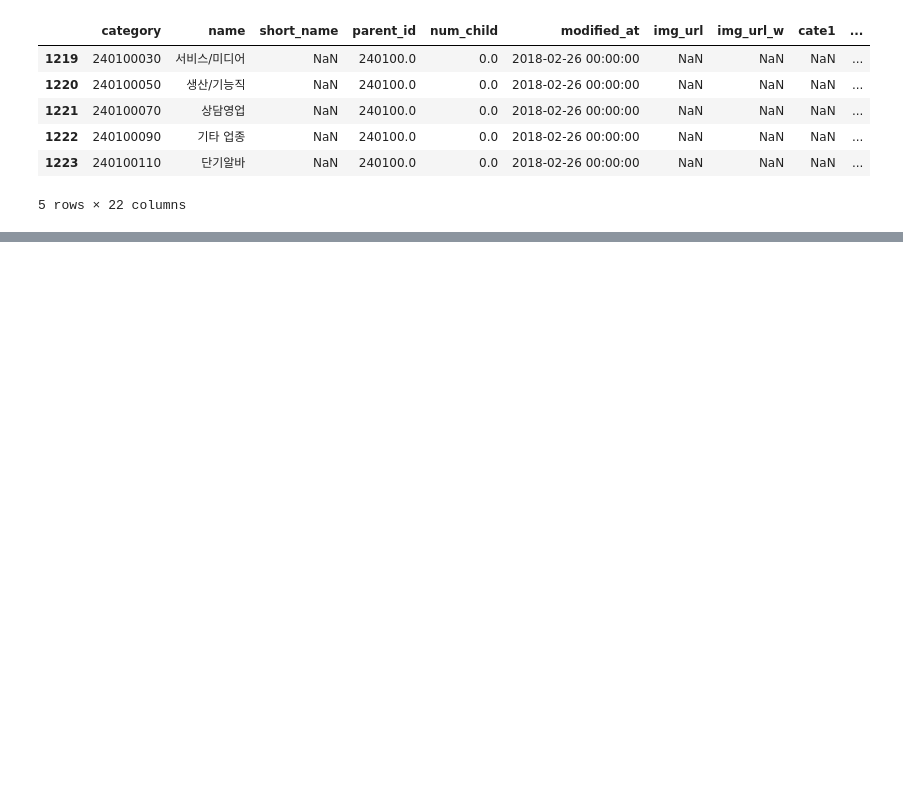
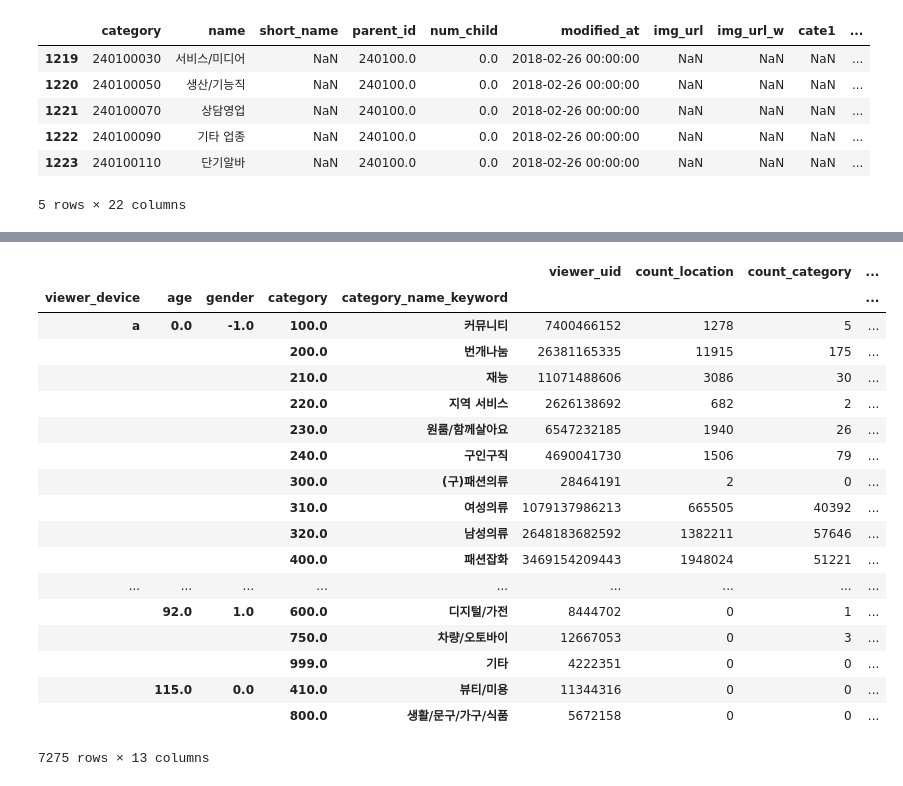
Before and after one commit to kiyoja07/python-bunjang, a Jupyter notebook: data-analysis/jupyter/search_to_click.ipynb, the cells around one changed output, grey strips where cells are left out. Cells and saved outputs as stored; diff of their text form; code cells hidden in the pictures; blank space fills up the shorter version.

```diff
--- a/data-analysis/jupyter/search_to_click.ipynb
+++ b/data-analysis/jupyter/search_to_click.ipynb
@@ -291,0 +172,4 @@ Name: search_option_json, dtype: object
+# %%
+df_search_click_category = pd.merge(df_search_click, df_categories, how = 'left', on = 'keyword')
+
+df_search_click_category.tail()
@@ -291,0 +267,4 @@ Name: search_option_json, dtype: object
+# %%
+df_search_user = pd.read_csv('../csv/tmp/df_search_user.csv')
+
+df_search_user.tail()
@@ -291,0 +278,4 @@ Name: search_option_json, dtype: object
+# %%
+df_search_user = df_search_user.drop_duplicates()
+
+df_search_user.tail()
@@ -291,0 +298,6 @@ Name: search_option_json, dtype: object
+# %%
+df_search_click_category_user = pd.merge(df_search_click_category, df_search_user, how = 'left', on = 'viewer_uid')
+
+df_search_click_category_user.to_csv('../csv/tmp/df_search_click_category_user.csv', index=False, mode='w', header=True) # save
+
+df_search_click_category_user.tail()
@@ -291,0 +311,28 @@ Name: search_option_json, dtype: object
+# %%
+df_search_click_category_user_agg = df_search_click_category_user.groupby(['viewer_device', 'age', 'gender',
+                                                                       'category',
+                                                                       'category_name_keyword']).agg('sum')
+
+df_search_click_category_user_agg.to_csv('../csv/tmp/df_search_click_category_user_agg.csv', index=True, mode='w', header=True) # save
+
+df_search_click_category_user_agg
+# %% [output]
+|  |  |  |  |  | viewer_uid | count_location | count_category | ... |
+| viewer_device | age | gender | category | category_name_keyword |  |  |  | ... |
+| a | 0.0 | -1.0 | 100.0 | 커뮤니티 | 7400466152 | 1278 | 5 | ... |
+|  |  |  | 200.0 | 번개나눔 | 26381165335 | 11915 | 175 | ... |
+|  |  |  | 210.0 | 재능 | 11071488606 | 3086 | 30 | ... |
+|  |  |  | 220.0 | 지역 서비스 | 2626138692 | 682 | 2 | ... |
+|  |  |  | 230.0 | 원룸/함께살아요 | 6547232185 | 1940 | 26 | ... |
+|  |  |  | 240.0 | 구인구직 | 4690041730 | 1506 | 79 | ... |
+|  |  |  | 300.0 | (구)패션의류 | 28464191 | 2 | 0 | ... |
+|  |  |  | 310.0 | 여성의류 | 1079137986213 | 665505 | 40392 | ... |
+|  |  |  | 320.0 | 남성의류 | 2648183682592 | 1382211 | 57646 | ... |
+|  |  |  | 400.0 | 패션잡화 | 3469154209443 | 1948024 | 51221 | ... |
+| ... | ... | ... | ... | ... | ... | ... | ... | ... |
+|  | 92.0 | 1.0 | 600.0 | 디지털/가전 | 8444702 | 0 | 1 | ... |
+|  |  |  | 750.0 | 차량/오토바이 | 12667053 | 0 | 3 | ... |
+|  |  |  | 999.0 | 기타 | 4222351 | 0 | 0 | ... |
+|  | 115.0 | 0.0 | 410.0 | 뷰티/미용 | 11344316 | 0 | 0 | ... |
+|  |  |  | 800.0 | 생활/문구/가구/식품 | 5672158 | 0 | 0 | ... |
+7275 rows × 13 columns
```
Also changed, not shown: parts of 43 cells of this notebook, 2 other files.
